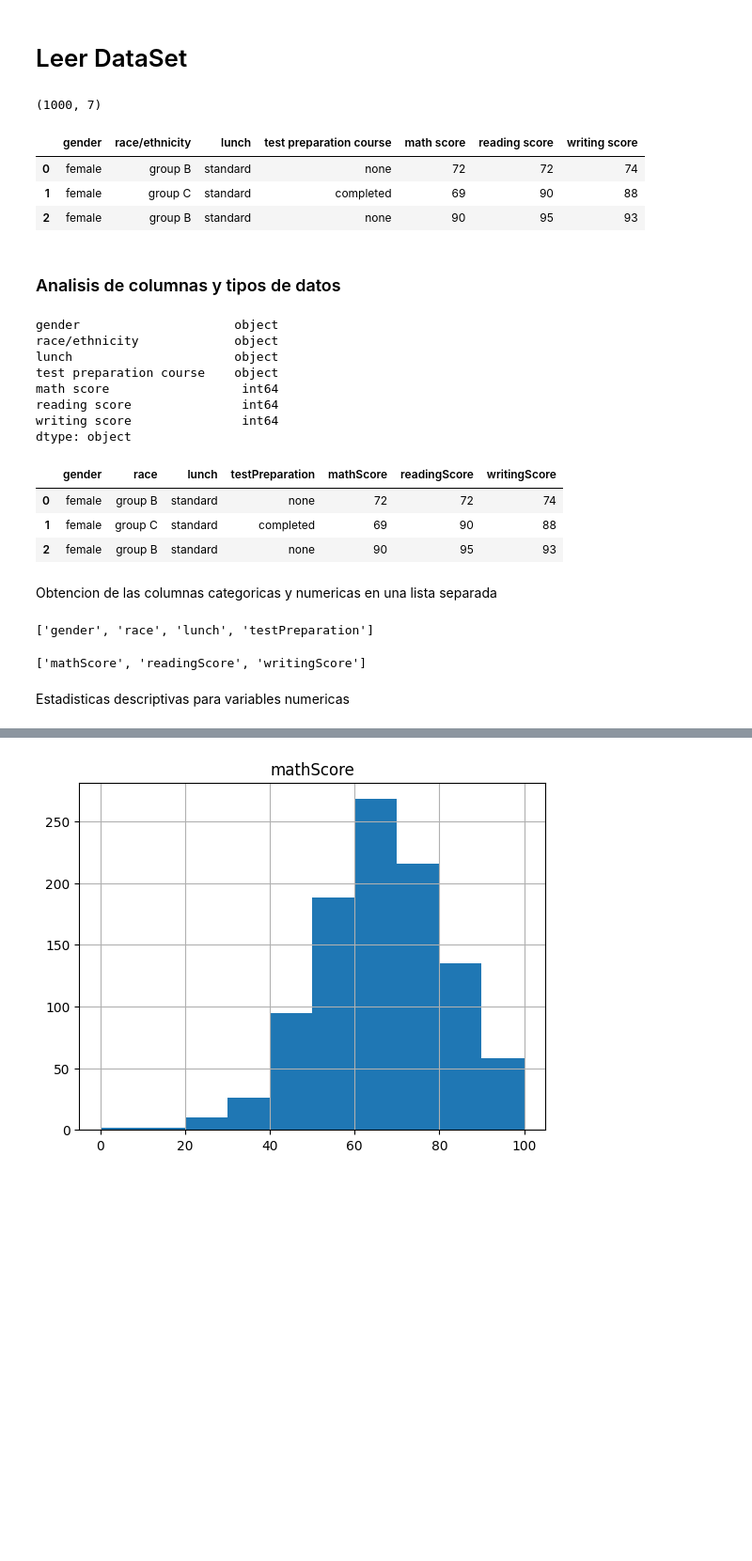
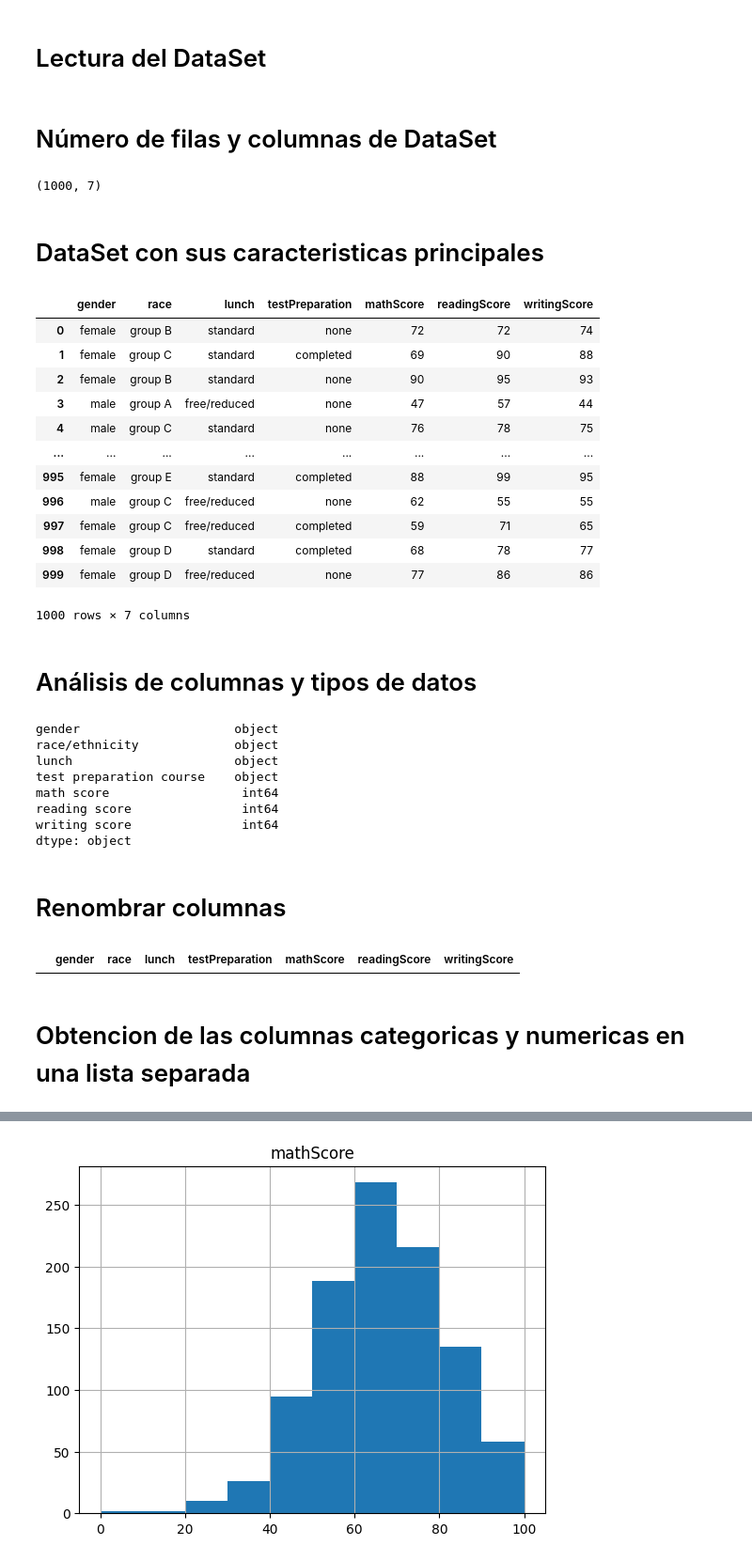
Before and after one commit to jc-vasquez14/ProyectoTeoria, a Jupyter notebook: Proyecto_EDA.ipynb, the cells around one changed output, grey strips where cells are left out. Shown at 94% size. Drawn from its saved outputs; the diff is of its cells as text; code cells hidden in the pictures; blank space fills up the shorter version.

```diff
--- a/Proyecto_EDA.ipynb
+++ b/Proyecto_EDA.ipynb
@@ -5,22 +7,35 @@ import matplotlib.pyplot as plt
 
 from scipy.stats import truncnorm
 # %% [markdown]
-# Leer DataSet
+# Lectura del DataSet
 # %%
 df = pd.read_csv("StudentsPerformance.csv")
+# %% [markdown]
+# Número de filas y columnas de DataSet
 # %%
 df.shape
 # %% [output]
 (1000, 7)
+# %% [markdown]
+# DataSet con sus caracteristicas principales
 # %%
-df.head(3)
+df
 # %% [output]
-|  | gender | race/ethnicity | lunch | test preparation course | math score | reading score | writing score |
+|  | gender | race | lunch | testPreparation | mathScore | readingScore | writingScore |
 | 0 | female | group B | standard | none | 72 | 72 | 74 |
 | 1 | female | group C | standard | completed | 69 | 90 | 88 |
 | 2 | female | group B | standard | none | 90 | 95 | 93 |
+| 3 | male | group A | free/reduced | none | 47 | 57 | 44 |
+| 4 | male | group C | standard | none | 76 | 78 | 75 |
+| ... | ... | ... | ... | ... | ... | ... | ... |
+| 995 | female | group E | standard | completed | 88 | 99 | 95 |
+| 996 | male | group C | free/reduced | none | 62 | 55 | 55 |
+| 997 | female | group C | free/reduced | completed | 59 | 71 | 65 |
+| 998 | female | group D | standard | completed | 68 | 78 | 77 |
+| 999 | female | group D | free/reduced | none | 77 | 86 | 86 |
+1000 rows × 7 columns
 # %% [markdown]
-### Analisis de columnas y tipos de datos
+# Análisis de columnas y tipos de datos
 # %%
 df.dtypes
 # %% [output]
@@ -32,18 +47,17 @@ math score                  int64
 reading score               int64
 writing score               int64
 dtype: object
+# %% [markdown]
+# Renombrar columnas
 # %%
 df.columns = ['gender', 'race', 'lunch', 'testPreparation',
        'mathScore', 'readingScore', 'writingScore']
 # %%
-df.head(3)
+df.head(0)
 # %% [output]
 |  | gender | race | lunch | testPreparation | mathScore | readingScore | writingScore |
-| 0 | female | group B | standard | none | 72 | 72 | 74 |
-| 1 | female | group C | standard | completed | 69 | 90 | 88 |
-| 2 | female | group B | standard | none | 90 | 95 | 93 |
 # %% [markdown]
-Obtencion de las columnas categoricas y numericas en una lista separada
+# Obtencion de las columnas categoricas y numericas en una lista separada
 # %%
 cat_cols = []
 for c in df.columns:
@@ -54,13 +68,3 @@ num_cols = []
 for p in df.columns:
     if df[p].dtype == 'int64' or df[p].dtype == 'float64':
         num_cols.append(p)
-# %%
-cat_cols
-# %% [output]
-['gender', 'race', 'lunch', 'testPreparation']
-# %%
-num_cols
-# %% [output]
-['mathScore', 'readingScore', 'writingScore']
-# %% [markdown]
-Estadisticas descriptivas para variables numericas
```
Also changed, not shown: parts of 20 cells of this notebook.
